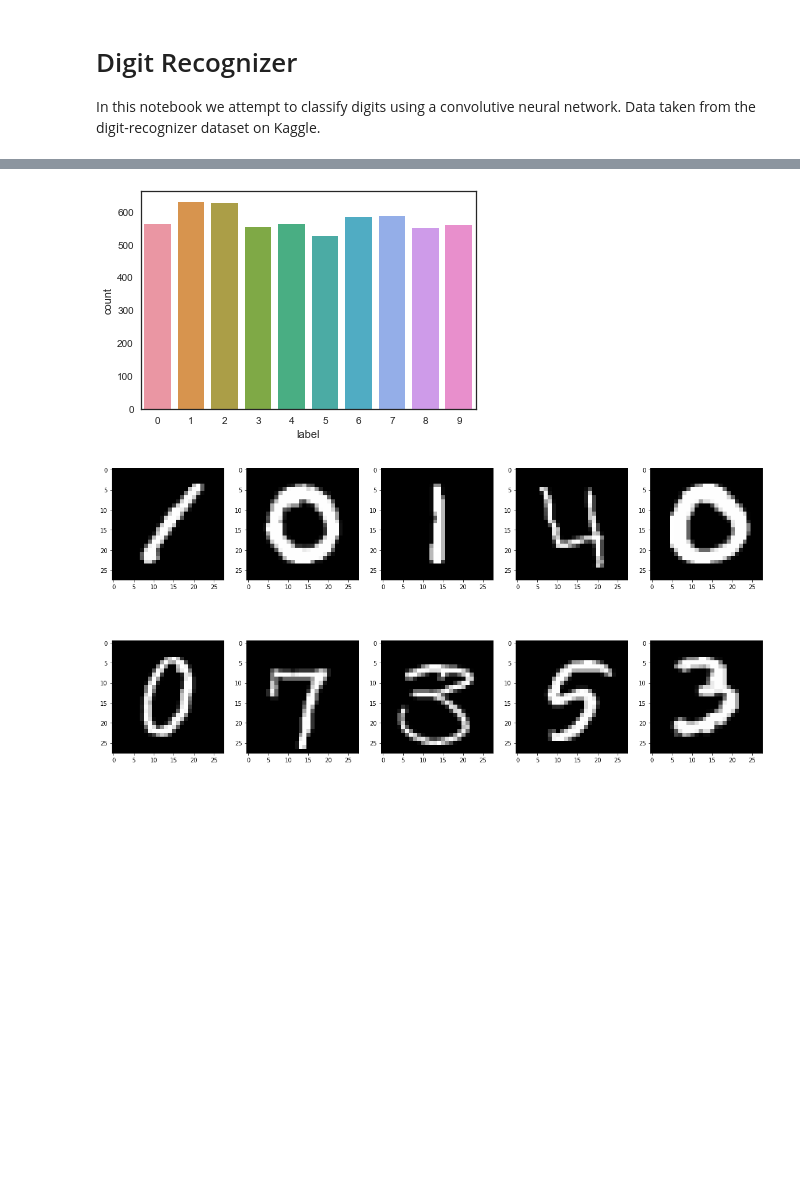
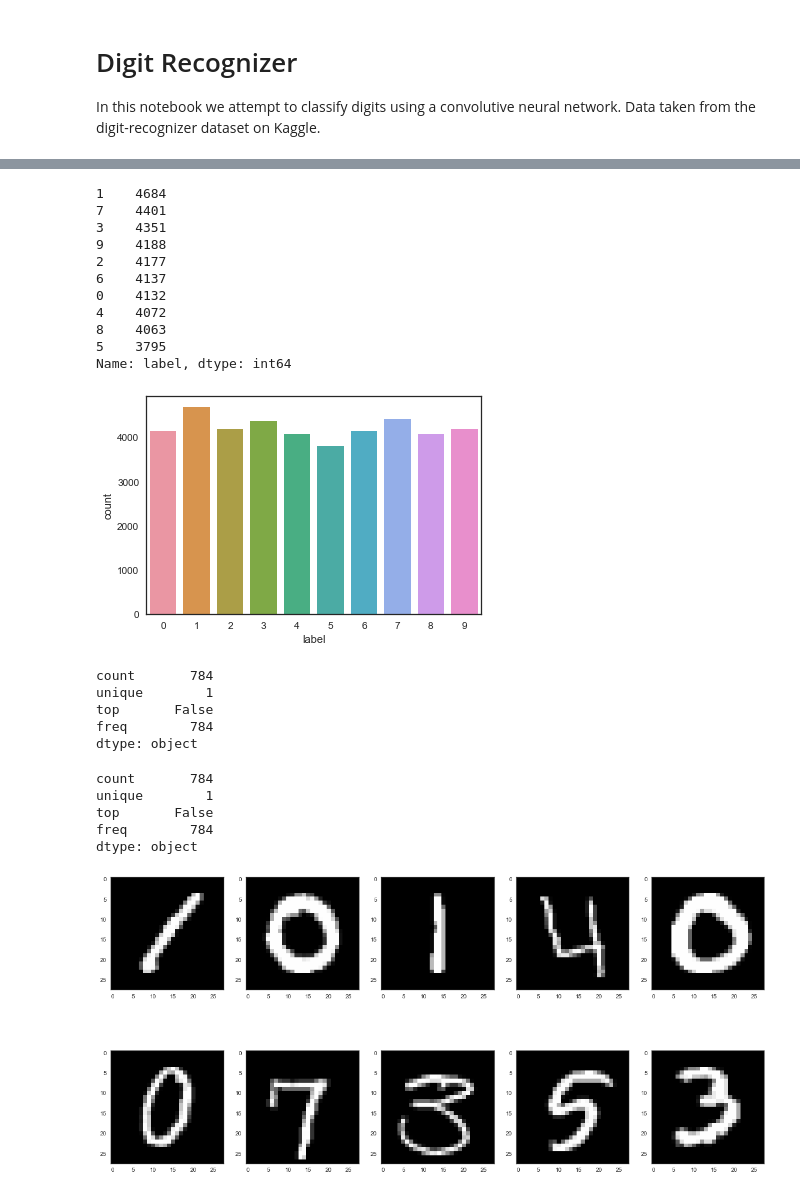
Before and after one commit to dthemg/digit-recognizer, a Jupyter notebook: digit-recognizer.ipynb, the cells around one changed output, grey strips where cells are left out. Saved outputs shown, nothing was run; the diff lists cells and outputs as text; code cells hidden in the pictures; blank space fills up the shorter version.

```diff
--- a/digit-recognizer.ipynb
+++ b/digit-recognizer.ipynb
@@ -67,21 +80,41 @@ train_df.describe()
 | 75% | 7.000000 | 0.0 | 0.0 | 0.0 | 0.0 | 0.0 | 0.0 | 0.0 | 0.0 | 0.0 | ... | ... |
 | max | 9.000000 | 0.0 | 0.0 | 0.0 | 0.0 | 0.0 | 0.0 | 0.0 | 0.0 | 0.0 | ... | ... |
 8 rows × 785 columns
-# %%
-'''Data preparation'''
-data = train_df.as_matrix()
-
-y = data[:,0]
-y_out = keras.utils.to_categorical(y, num_classes)
-
-X = data[:,1:]
-num_of_images = y.shape[0]
-X_out = X.reshape(num_of_images, img_rows, img_cols, 1)
-X_out = X_out/255
-
-# Have a look at balance of training data
-Y_train = train_df["label"]
-type(Y_train)
-g = sns.countplot(Y_train)
-# %% [output]
-[figure, removed]
+# %%
+'''Data preparation'''
+y_df = train_df["label"]
+X_df = train_df.drop(labels = ["label"], axis=1)
+
+# Have a look at balance of training data
+g = sns.countplot(y_df)
+y_df.value_counts()
+# %% [output]
+1    4684
+7    4401
+3    4351
+9    4188
+2    4177
+6    4137
+0    4132
+4    4072
+8    4063
+5    3795
+Name: label, dtype: int64
+[figure, added]
+# %%
+'''Check for null and missing values'''
+X_df.isnull().any().describe()
+# %% [output]
+count       784
+unique        1
+top       False
+freq        784
+dtype: object
+# %%
+test_df.isnull().any().describe()
+# %% [output]
+count       784
+unique        1
+top       False
+freq        784
+dtype: object
```
Also changed, not shown: parts of 12 cells of this notebook, 1 other file.
